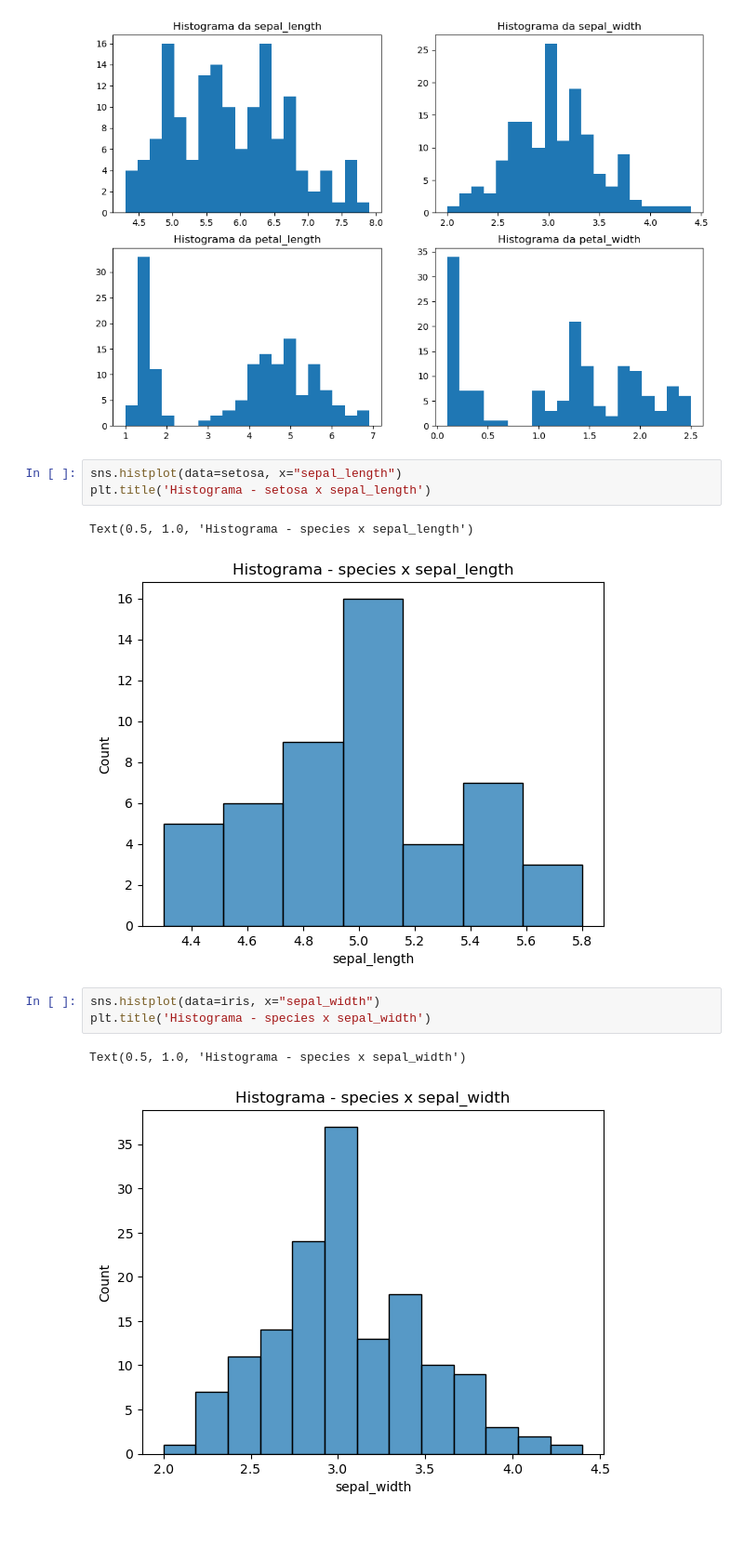
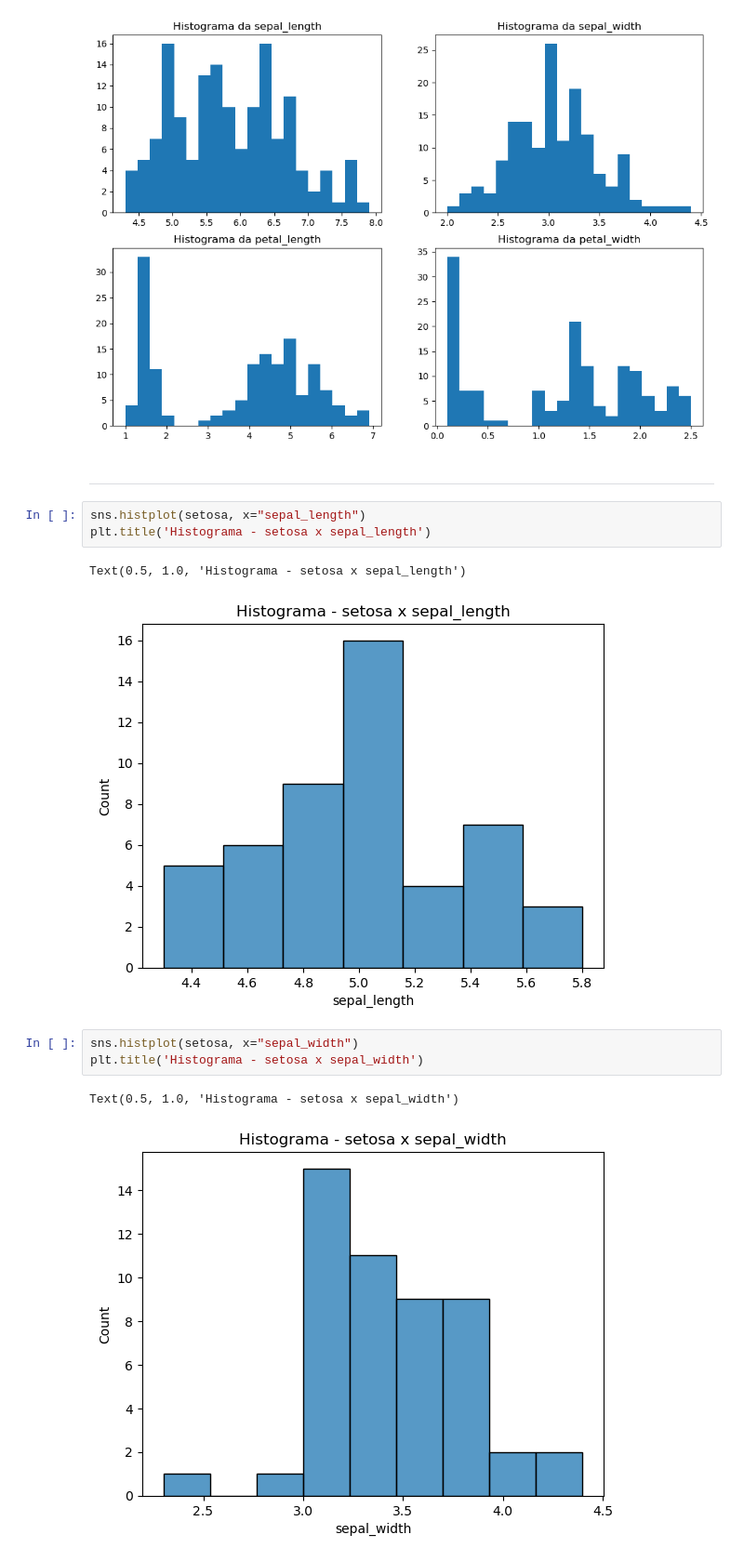
Before and after one commit to thiago-laza/dados-treina, a Jupyter notebook: estudo/estudo01_iris_dataset.ipynb, the cells around one changed output. Shown at 93% size. Cells and saved outputs as stored; diff of their text form; blank space fills up the shorter version.

```diff
--- a/estudo/estudo01_iris_dataset.ipynb
+++ b/estudo/estudo01_iris_dataset.ipynb
@@ -351,16 +375,18 @@ axs[1,1].set_title('Histograma da petal_width')
 # %% [output]
 Text(0.5, 1.0, 'Histograma da petal_width')
 [figure]
+# %% [markdown]
+---
 # %%
-sns.histplot(data=setosa, x="sepal_length")
+sns.histplot(setosa, x="sepal_length")
 plt.title('Histograma - setosa x sepal_length')
 # %% [output]
-Text(0.5, 1.0, 'Histograma - species x sepal_length')
+Text(0.5, 1.0, 'Histograma - setosa x sepal_length')
-[figure, old version]
+[figure, new version]
 # %%
-sns.histplot(data=iris, x="sepal_width")
-plt.title('Histograma - species x sepal_width')
+sns.histplot(setosa, x="sepal_width")
+plt.title('Histograma - setosa x sepal_width')
 # %% [output]
-Text(0.5, 1.0, 'Histograma - species x sepal_width')
+Text(0.5, 1.0, 'Histograma - setosa x sepal_width')
-[figure, old version]
+[figure, new version]
 # %%
```
Also changed, not shown: parts of 9 cells of this notebook.
